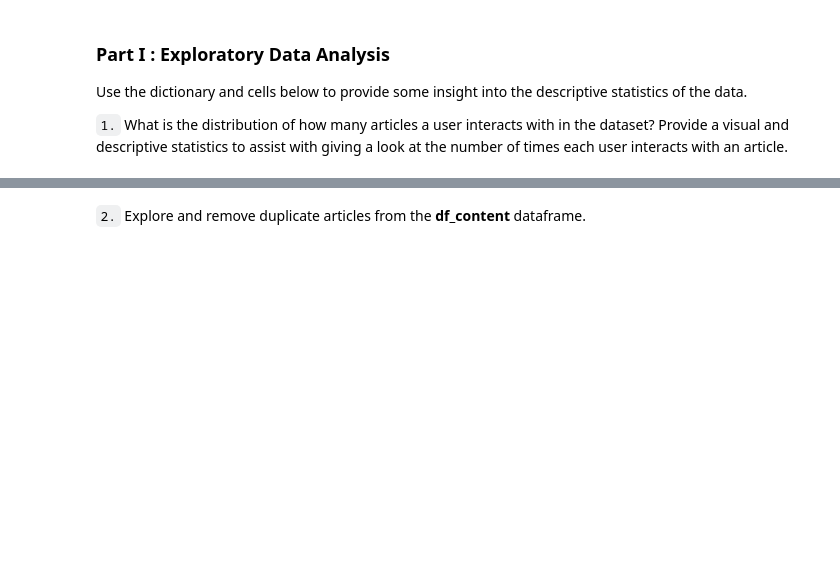
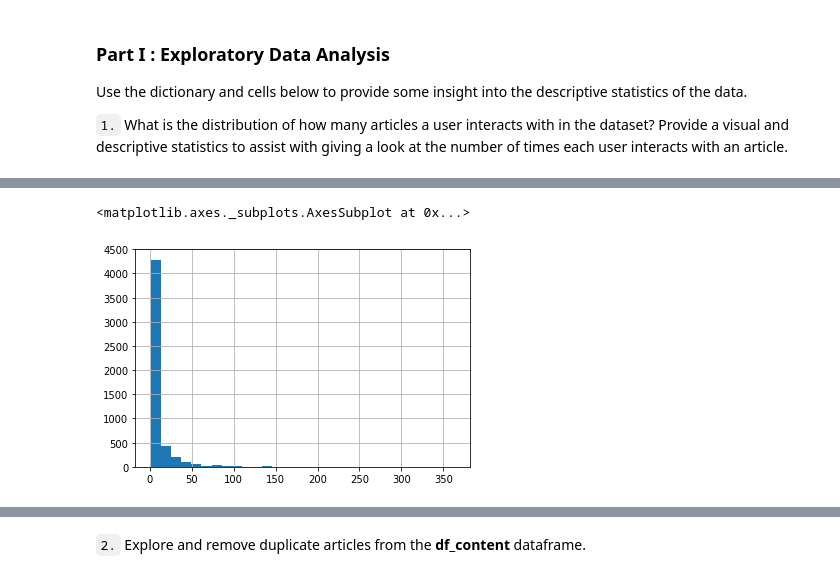
Before and after one commit to mtasende/data-scientist-nanodegree, a Jupyter notebook: projects/p05_watson_recommender/Recommendations_with_IBM.ipynb, the cells around one changed output, grey strips where cells are left out. Saved outputs shown, nothing was run; the diff lists cells and outputs as text; code cells hidden in the pictures; blank space fills up the shorter version.

```diff
--- a/projects/p05_watson_recommender/Recommendations_with_IBM.ipynb
+++ b/projects/p05_watson_recommender/Recommendations_with_IBM.ipynb
@@ -46,0 +74,3 @@ Use the dictionary and cells below to provide some insight into the descriptive
+# %%
+clean_df = df.dropna()
+clean_df.info()
@@ -46,0 +86,6 @@ Use the dictionary and cells below to provide some insight into the descriptive
+# %%
+interactions = clean_df.groupby('email').article_id.count()
+interactions.hist(bins=30)
+# %% [output]
+<matplotlib.axes._subplots.AxesSubplot at 0x...>
+[figure, added]
```
Also changed, not shown: parts of 40 cells of this notebook, 3 other files.
